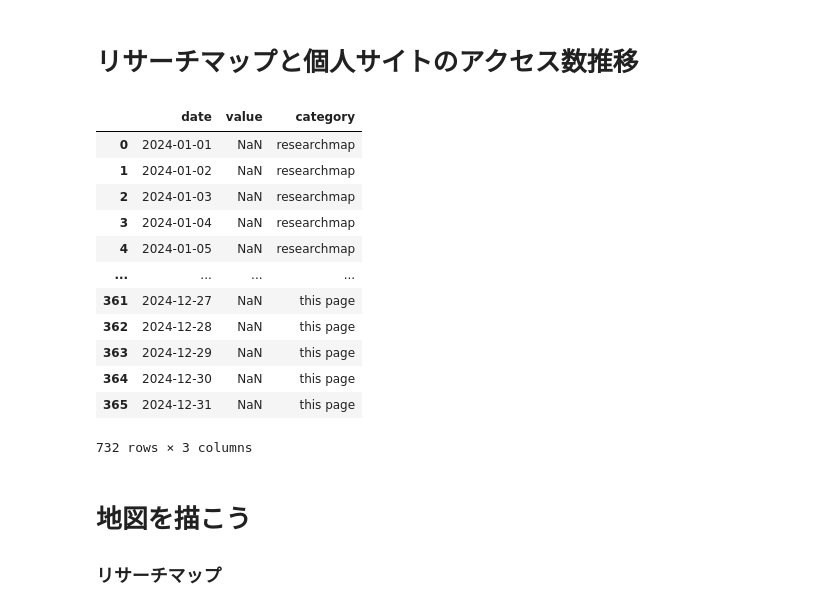
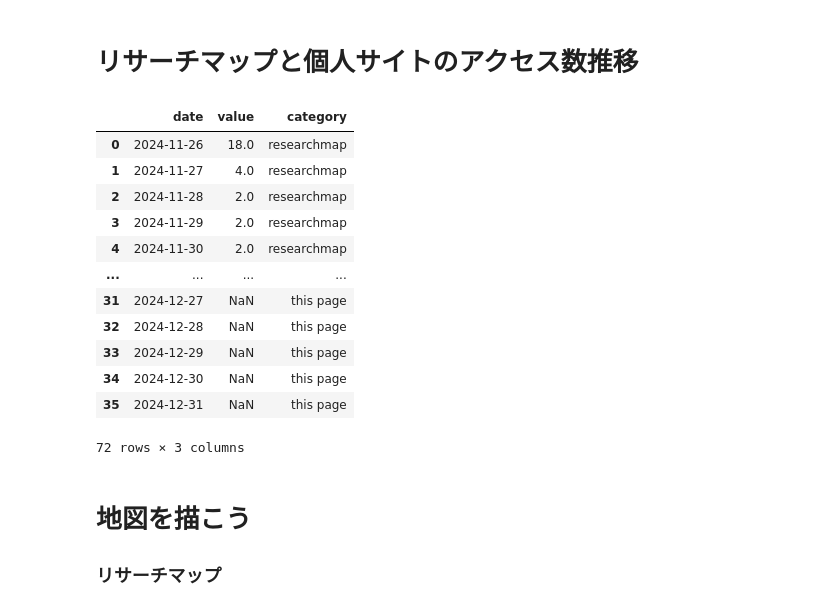
Before and after one commit to Ymgc19/Ymgc19.github.io, a Jupyter notebook: make_plot.ipynb, the cells around one changed output. Cells and saved outputs as stored; diff of their text form; code cells hidden in the pictures.

```diff
--- a/make_plot.ipynb
+++ b/make_plot.ipynb
@@ -54,43 +54,43 @@ fig
 # %% [markdown]
 # リサーチマップと個人サイトのアクセス数推移
 # %%
-start_date = '2024-01-01'
+start_date = '2024-11-26'
 end_date = '2024-12-31'
 
 # リサーチマップデータ
 df_rm = pd.read_csv("access_data/researchmap.csv")
 df_rm['date'] = pd.to_datetime(df_rm['date'])
 date_range = pd.date_range(start=start_date, end=end_date, freq='D')
 df_date = pd.DataFrame(date_range, columns=['date'])
 df_rm = pd.merge(df_date, df_rm, on='date', how='left')
 df_rm["category"] = "researchmap"
 
 
 # このサイトのデータ
 df_p = pd.read_csv("access_data/personal.csv")
 df_p['date'] = pd.to_datetime(df_p['date'])
 date_range = pd.date_range(start=start_date, end=end_date, freq='D')
 df_date = pd.DataFrame(date_range, columns=['date'])
 df_p = pd.merge(df_date, df_p, on='date', how='left')
 df_p["category"] = "this page"
 
 # 2つのでデータを連結
 df = pd.concat([df_rm, df_p])
 df
 # %% [output]
 |  | date | value | category |
-| 0 | 2024-01-01 | NaN | researchmap |
-| 1 | 2024-01-02 | NaN | researchmap |
-| 2 | 2024-01-03 | NaN | researchmap |
-| 3 | 2024-01-04 | NaN | researchmap |
-| 4 | 2024-01-05 | NaN | researchmap |
+| 0 | 2024-11-26 | 18.0 | researchmap |
+| 1 | 2024-11-27 | 4.0 | researchmap |
+| 2 | 2024-11-28 | 2.0 | researchmap |
+| 3 | 2024-11-29 | 2.0 | researchmap |
+| 4 | 2024-11-30 | 2.0 | researchmap |
 | ... | ... | ... | ... |
-| 361 | 2024-12-27 | NaN | this page |
-| 362 | 2024-12-28 | NaN | this page |
-| 363 | 2024-12-29 | NaN | this page |
-| 364 | 2024-12-30 | NaN | this page |
-| 365 | 2024-12-31 | NaN | this page |
+| 31 | 2024-12-27 | NaN | this page |
+| 32 | 2024-12-28 | NaN | this page |
+| 33 | 2024-12-29 | NaN | this page |
+| 34 | 2024-12-30 | NaN | this page |
+| 35 | 2024-12-31 | NaN | this page |
-732 rows × 3 columns
+72 rows × 3 columns
 # %%
 line = px.line(df, x='date', y='value', color = "category",
         color_discrete_map={'researchmap': '#00d5ff', 'this page': '#f2ff00'})
```
Also changed, not shown: 4 other files.
